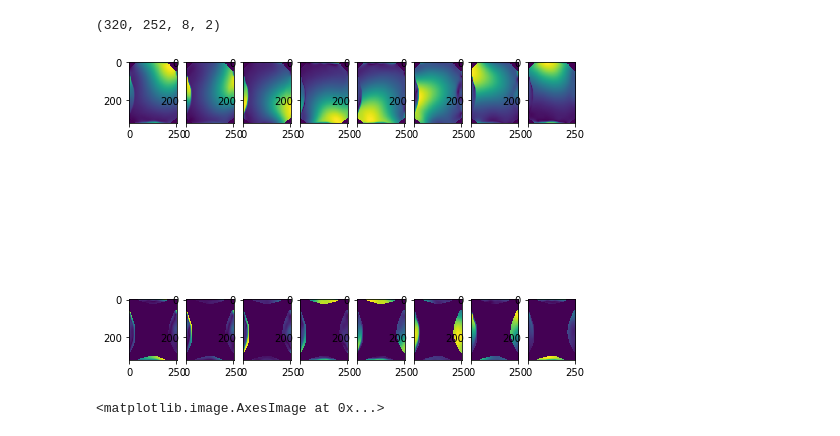
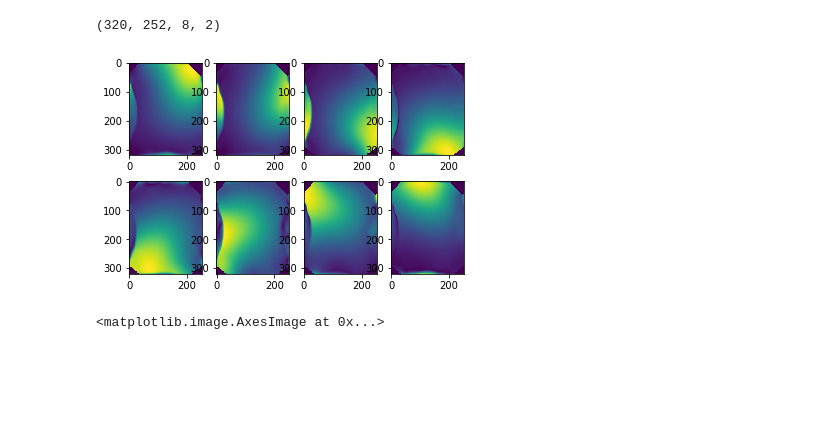
Before and after one commit to malits/bartpy, a Jupyter notebook: demos/Reconstruction of undersampled data with small FOV.ipynb, the cells around one changed output. Drawn from its saved outputs; the diff is of its cells as text; code cells hidden in the pictures; blank space fills up the shorter version.

```diff
--- a/demos/Reconstruction of undersampled data with small FOV.ipynb
+++ b/demos/Reconstruction of undersampled data with small FOV.ipynb
@@ -12 +13,7 @@ smallfov = bart.resize([2], [252], smallfov, c=True)
+# %%
+# Read data, and resize accordingly
+# The resize parameters take an array of dimensions you would like to resize and the desired shape
+
+smallfov = cfl.readcfl('data/smallfov')
+smallfov = bart.resize(smallfov, [2], [252], c=True)
 # %%
@@ -15,6 +26,6 @@ sense_maps = bart.caldir(20, smallfov)
 sense_recon = bart.pics(smallfov, sense_maps, r=0.01)
 # %%
-espirit_maps = bart.ecalib(smallfov, r=20, m=2)
+espirit_maps = bart.ecalib(smallfov, r=[20], m=2)
 # %%
 espirit_recon = bart.pics(smallfov, espirit_maps, r=0.01)
 # %%
@@ -25,14 +36,22 @@ espirit_maps = espirit_maps.squeeze()
 espirit_maps.shape
 # %% [output]
 (320, 252, 8, 2)
-# %%
-fig, axes = plt.subplots(nrows=2, ncols=8, figsize=(8, 8))
-
-for i in range(8):
-    for j in range(2):
-        axes[j, i].imshow(abs(espirit_maps[..., i, j]))
-# %% [output]
-[figure, removed]
+# %%
+def plot_maps(dat, f=abs):
+    h = 16
+    w = 32
+    fig = plt.figure()
+    cols = 4
+    rows = 2
+    for i in range(1, 9):
+        img = dat[:,:,i-1]
+        fig.add_subplot(rows, cols, i)
+        plt.imshow(f(img))
+    plt.show()
+# %%
+plot_maps(espirit_maps[:, :, :, 0])
+# %% [output]
+[figure, added]
 # %%
 # SENSE
 
```
Also changed, not shown: parts of 5 cells of this notebook, 7 other files.
